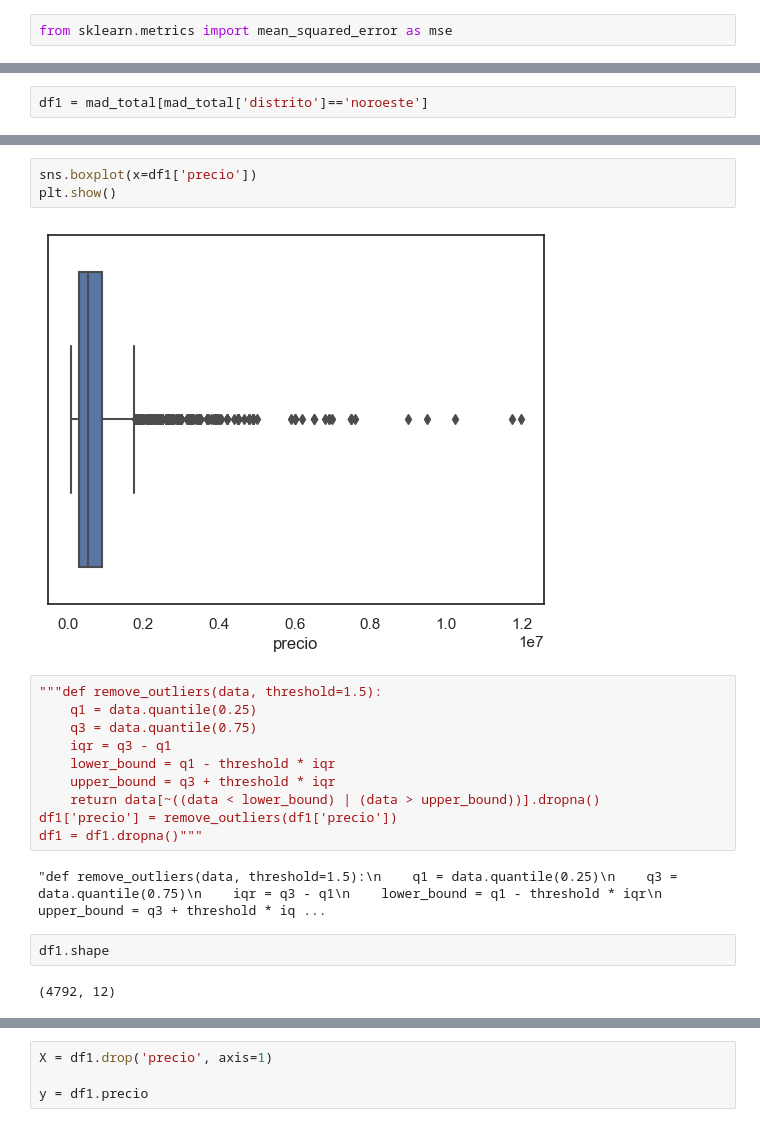
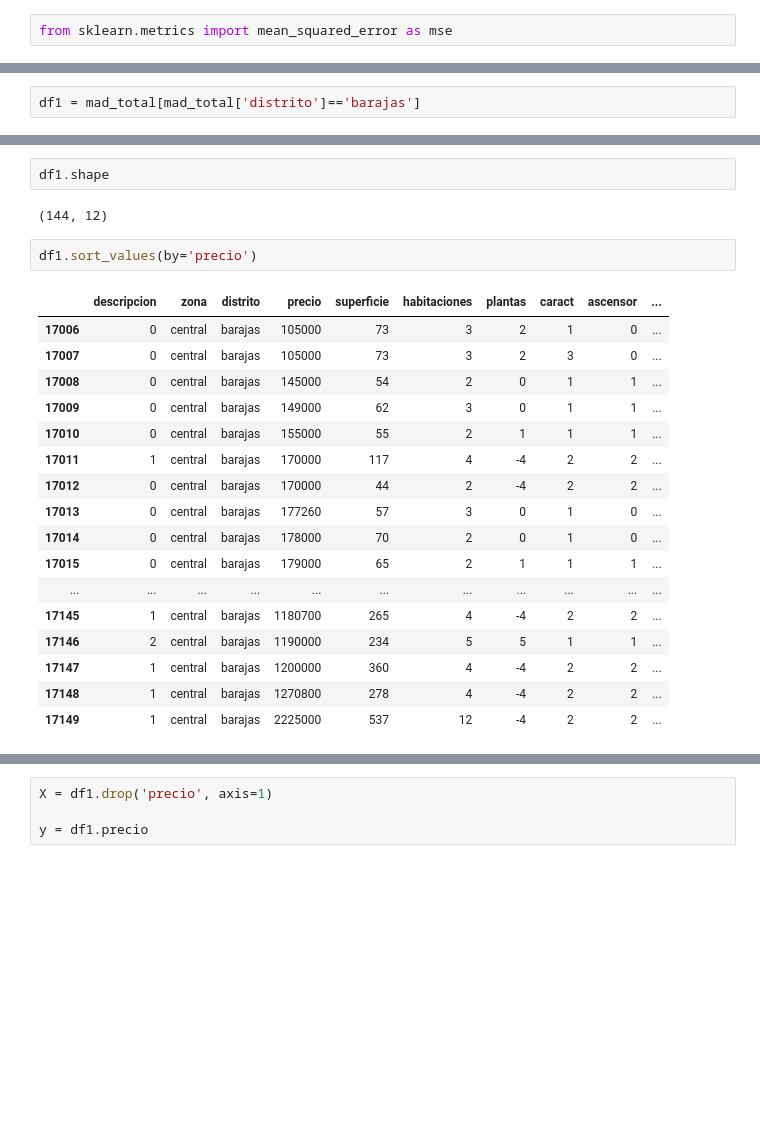
Before and after one commit to Gbau11/Analisis-de-la-vivienda-Idealista, a Jupyter notebook: jupyter/modelo_tasacion/modelo_tasacion - copia.ipynb, the cells around one changed output, grey strips where cells are left out. Cells and saved outputs as stored; diff of their text form; blank space fills up the shorter version.

```diff
--- a/jupyter/modelo_tasacion/modelo_tasacion - copia.ipynb
+++ b/jupyter/modelo_tasacion/modelo_tasacion - copia.ipynb
@@ -149,2 +149,2 @@ array(['villaverde', 'barrio de salamanca', 'villa de vallecas',
 # %%
-df1 = mad_total[mad_total['distrito']=='noroeste']
+df1 = mad_total[mad_total['distrito']=='barajas']
@@ -171,21 +151,24 @@ df1
-# %%
-sns.boxplot(x=df1['precio'])
-plt.show()
-# %% [output]
-[figure, removed]
-# %%
-"""def remove_outliers(data, threshold=1.5):
-    q1 = data.quantile(0.25)
-    q3 = data.quantile(0.75)
-    iqr = q3 - q1
-    lower_bound = q1 - threshold * iqr
-    upper_bound = q3 + threshold * iqr
-    return data[~((data < lower_bound) | (data > upper_bound))].dropna()
-df1['precio'] = remove_outliers(df1['precio'])
-df1 = df1.dropna()"""
-# %% [output]
-"def remove_outliers(data, threshold=1.5):\n    q1 = data.quantile(0.25)\n    q3 = data.quantile(0.75)\n    iqr = q3 - q1\n    lower_bound = q1 - threshold * iqr\n    upper_bound = q3 + threshold * iq ...
-# %%
-df1.shape
-# %% [output]
-(4792, 12)
+# %%
+df1.shape
+# %% [output]
+(144, 12)
+# %%
+df1.sort_values(by='precio')
+# %% [output]
+|  | descripcion | zona | distrito | precio | superficie | habitaciones | plantas | caract | ascensor | ... |
+| 17006 | 0 | central | barajas | 105000 | 73 | 3 | 2 | 1 | 0 | ... |
+| 17007 | 0 | central | barajas | 105000 | 73 | 3 | 2 | 3 | 0 | ... |
+| 17008 | 0 | central | barajas | 145000 | 54 | 2 | 0 | 1 | 1 | ... |
+| 17009 | 0 | central | barajas | 149000 | 62 | 3 | 0 | 1 | 1 | ... |
+| 17010 | 0 | central | barajas | 155000 | 55 | 2 | 1 | 1 | 1 | ... |
+| 17011 | 1 | central | barajas | 170000 | 117 | 4 | -4 | 2 | 2 | ... |
+| 17012 | 0 | central | barajas | 170000 | 44 | 2 | -4 | 2 | 2 | ... |
+| 17013 | 0 | central | barajas | 177260 | 57 | 3 | 0 | 1 | 0 | ... |
+| 17014 | 0 | central | barajas | 178000 | 70 | 2 | 0 | 1 | 0 | ... |
+| 17015 | 0 | central | barajas | 179000 | 65 | 2 | 1 | 1 | 1 | ... |
+| ... | ... | ... | ... | ... | ... | ... | ... | ... | ... | ... |
+| 17145 | 1 | central | barajas | 1180700 | 265 | 4 | -4 | 2 | 2 | ... |
+| 17146 | 2 | central | barajas | 1190000 | 234 | 5 | 5 | 1 | 1 | ... |
+| 17147 | 1 | central | barajas | 1200000 | 360 | 4 | -4 | 2 | 2 | ... |
+| 17148 | 1 | central | barajas | 1270800 | 278 | 4 | -4 | 2 | 2 | ... |
+| 17149 | 1 | central | barajas | 2225000 | 537 | 12 | -4 | 2 | 2 | ... |
```
Also changed, not shown: parts of 51 cells of this notebook, 1 other file.
